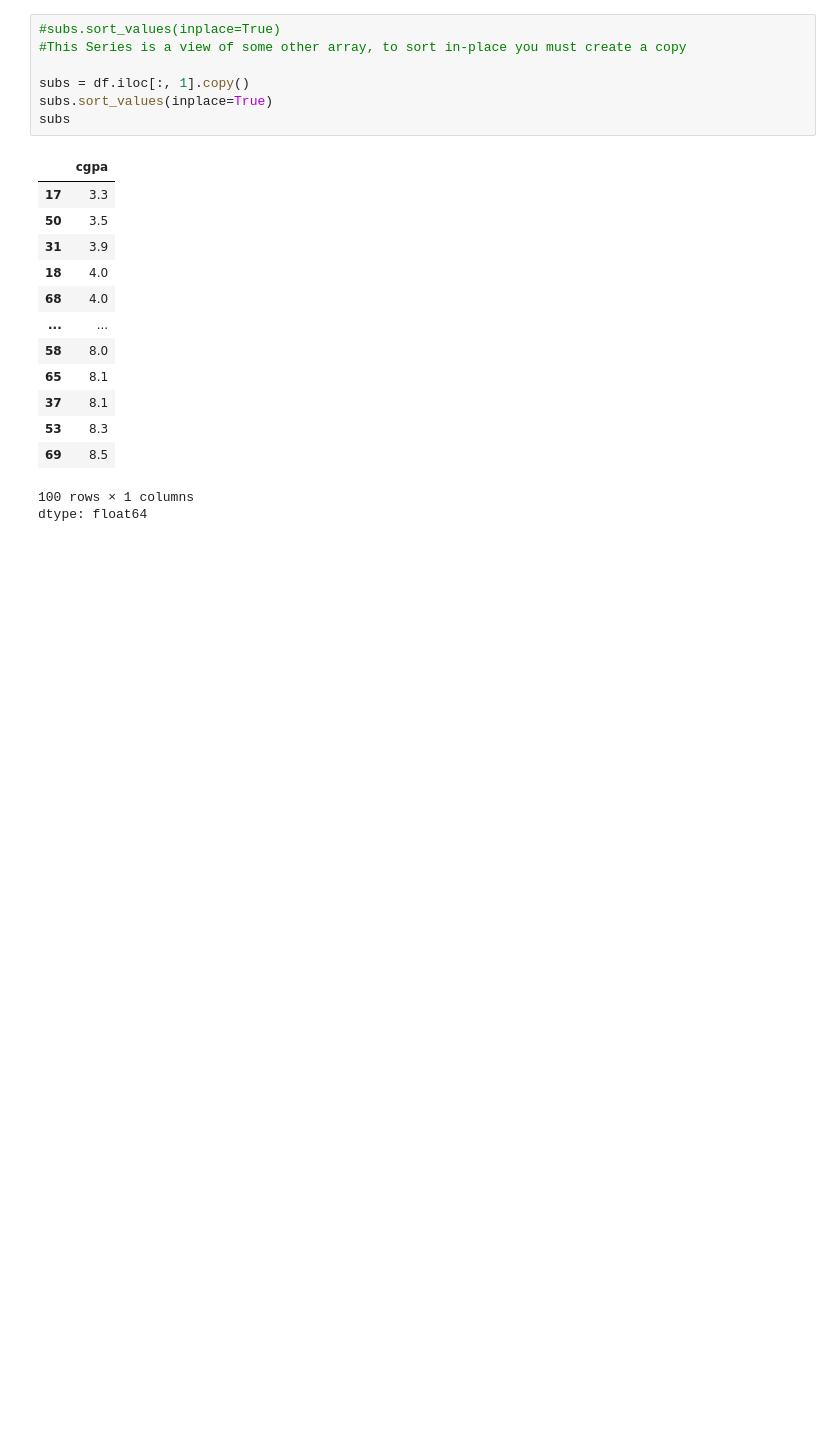
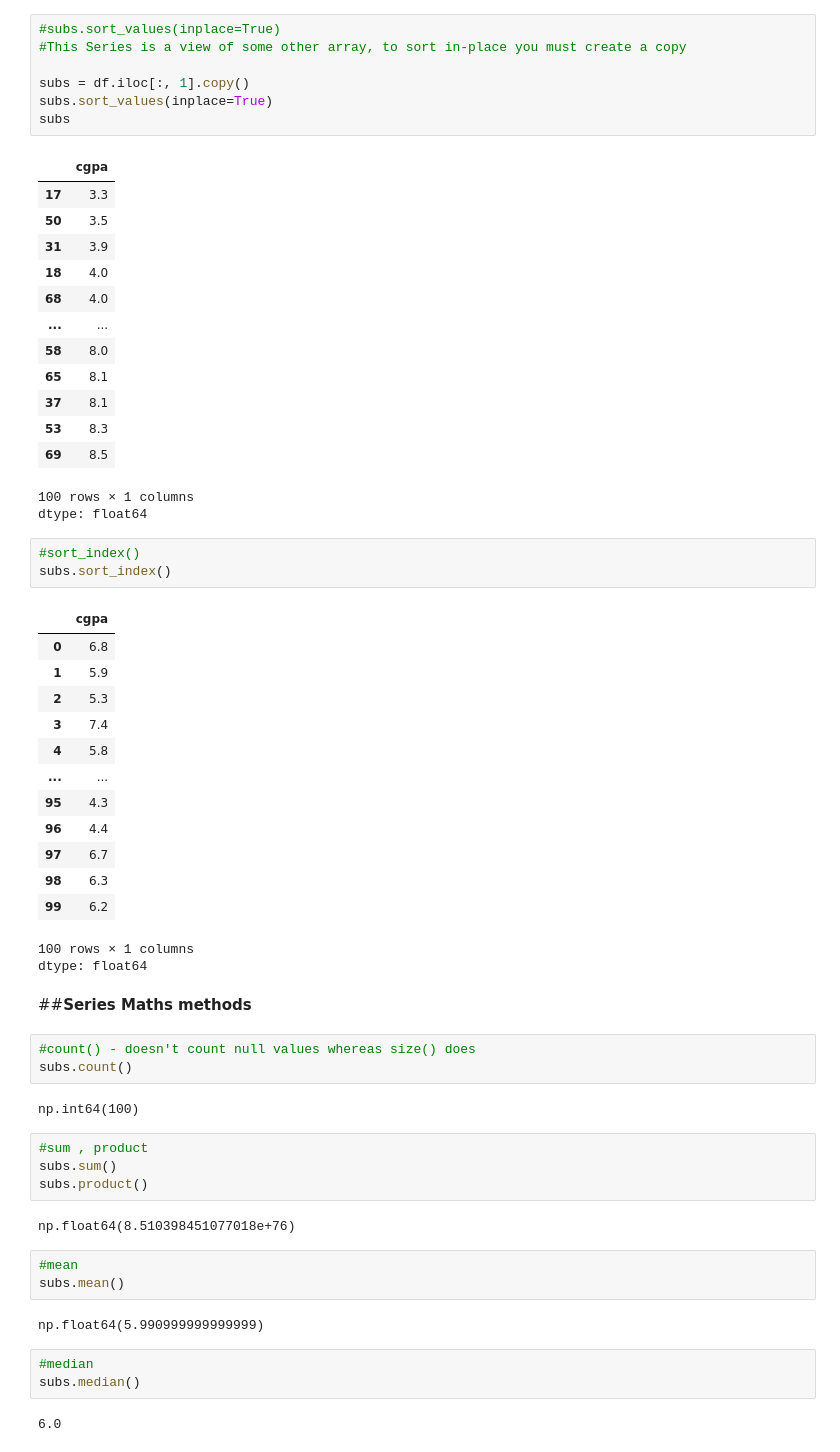
Before and after one commit to Rawatkhushi/ML-Practice-Projects, a Jupyter notebook: 0. Learnings/Pandas_0.ipynb, the cells around one changed output. Saved outputs shown, nothing was run; the diff lists cells and outputs as text; blank space fills up the shorter version.

Commit message:
Series math methods and slicing

```diff
--- a/0. Learnings/Pandas_0.ipynb
+++ b/0. Learnings/Pandas_0.ipynb
@@ -269,3 +269,44 @@ subs
 | 69 | 8.5 |
 100 rows × 1 columns
 dtype: float64
+# %%
+#sort_index()
+subs.sort_index()
+# %% [output]
+|  | cgpa |
+| 0 | 6.8 |
+| 1 | 5.9 |
+| 2 | 5.3 |
+| 3 | 7.4 |
+| 4 | 5.8 |
+| ... | ... |
+| 95 | 4.3 |
+| 96 | 4.4 |
+| 97 | 6.7 |
+| 98 | 6.3 |
+| 99 | 6.2 |
+100 rows × 1 columns
+dtype: float64
+# %% [markdown]
+##**Series Maths methods**
+# %%
+#count() - doesn't count null values whereas size() does
+subs.count()
+# %% [output]
+np.int64(100)
+# %%
+#sum , product
+subs.sum()
+subs.product()
+# %% [output]
+np.float64(8.510398451077018e+76)
+# %%
+#mean
+subs.mean()
+# %% [output]
+np.float64(5.990999999999999)
+# %%
+#median
+subs.median()
+# %% [output]
+6.0
```
Also changed, not shown: parts of 13 cells of this notebook.
